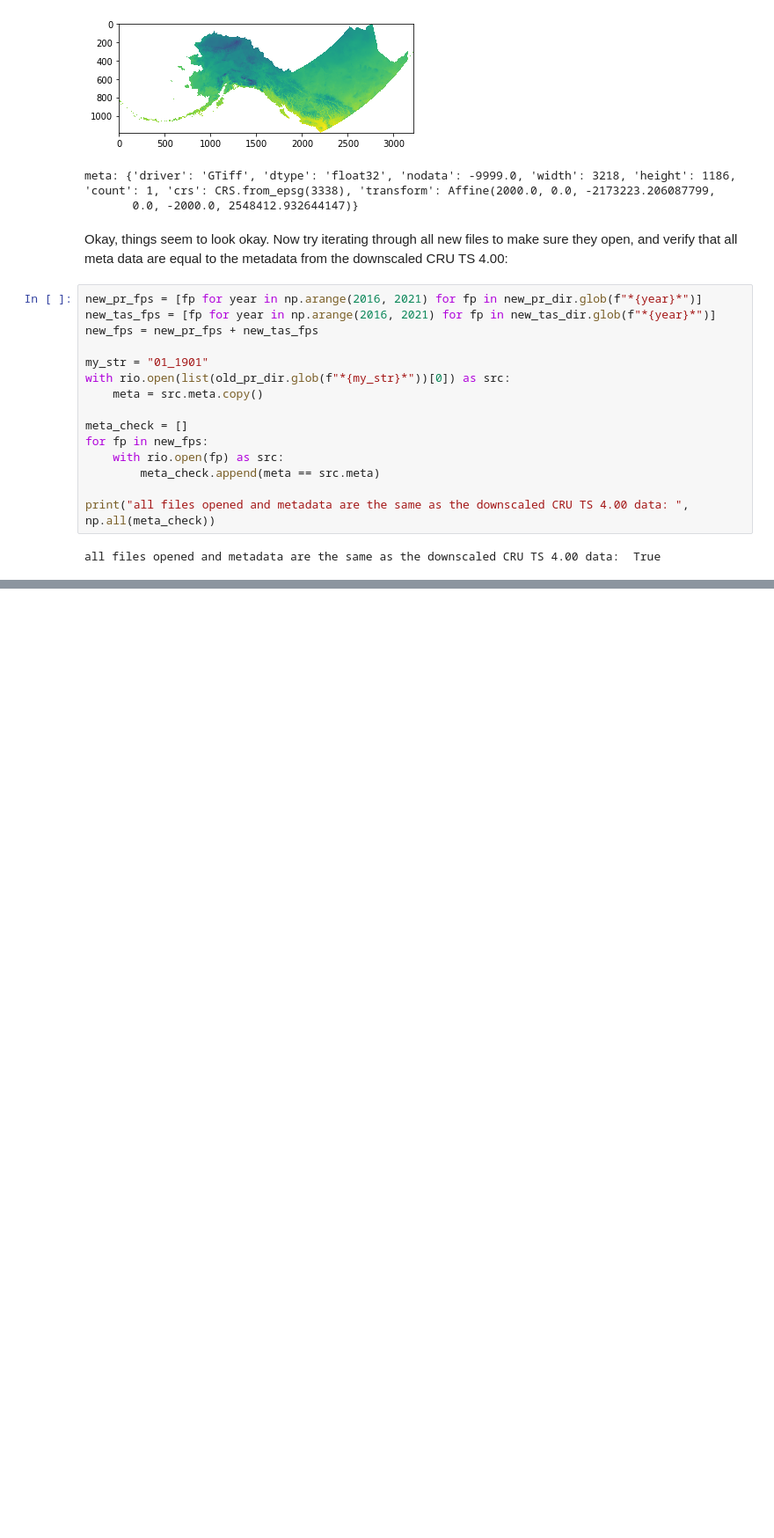
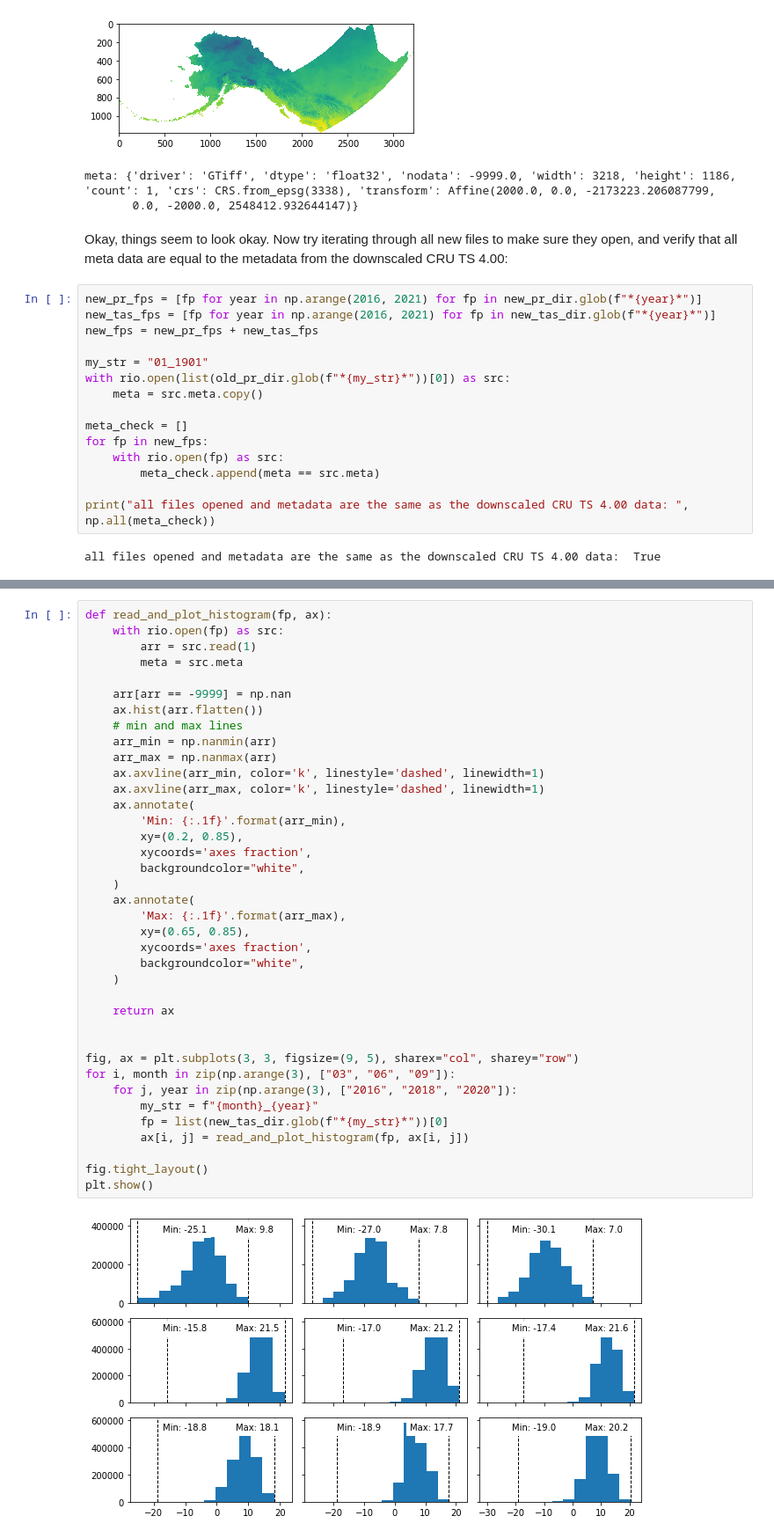
Before and after one commit to ua-snap/downscale, a Jupyter notebook: snap_scripts/ipynb/validate_cru_405_downscale.ipynb, the cells around one changed output, grey strips where cells are left out. Shown at 88% size. Saved outputs shown, nothing was run; the diff lists cells and outputs as text; blank space fills up the shorter version.

```diff
--- a/snap_scripts/ipynb/validate_cru_405_downscale.ipynb
+++ b/snap_scripts/ipynb/validate_cru_405_downscale.ipynb
@@ -159,0 +183,40 @@ all files opened and metadata are the same as the downscaled CRU TS 4.00 data:
+# %%
+def read_and_plot_histogram(fp, ax):
+    with rio.open(fp) as src:
+        arr = src.read(1)
+        meta = src.meta
+
+    arr[arr == -9999] = np.nan
+    ax.hist(arr.flatten())
+    # min and max lines
+    arr_min = np.nanmin(arr)
+    arr_max = np.nanmax(arr)
+    ax.axvline(arr_min, color='k', linestyle='dashed', linewidth=1)
+    ax.axvline(arr_max, color='k', linestyle='dashed', linewidth=1)
+    ax.annotate(
+        'Min: {:.1f}'.format(arr_min),
+        xy=(0.2, 0.85),
+        xycoords='axes fraction',
+        backgroundcolor="white",
+    )
+    ax.annotate(
+        'Max: {:.1f}'.format(arr_max),
+        xy=(0.65, 0.85),
+        xycoords='axes fraction',
+        backgroundcolor="white",
+    )
+
+    return ax
+
+
+fig, ax = plt.subplots(3, 3, figsize=(9, 5), sharex="col", sharey="row")
+for i, month in zip(np.arange(3), ["03", "06", "09"]):
+    for j, year in zip(np.arange(3), ["2016", "2018", "2020"]):
+        my_str = f"{month}_{year}"
+        fp = list(new_tas_dir.glob(f"*{my_str}*"))[0]
+        ax[i, j] = read_and_plot_histogram(fp, ax[i, j])
+
+fig.tight_layout()
+plt.show()
+# %% [output]
+[figure, added]
```
Also changed, not shown: parts of 6 cells of this notebook.
